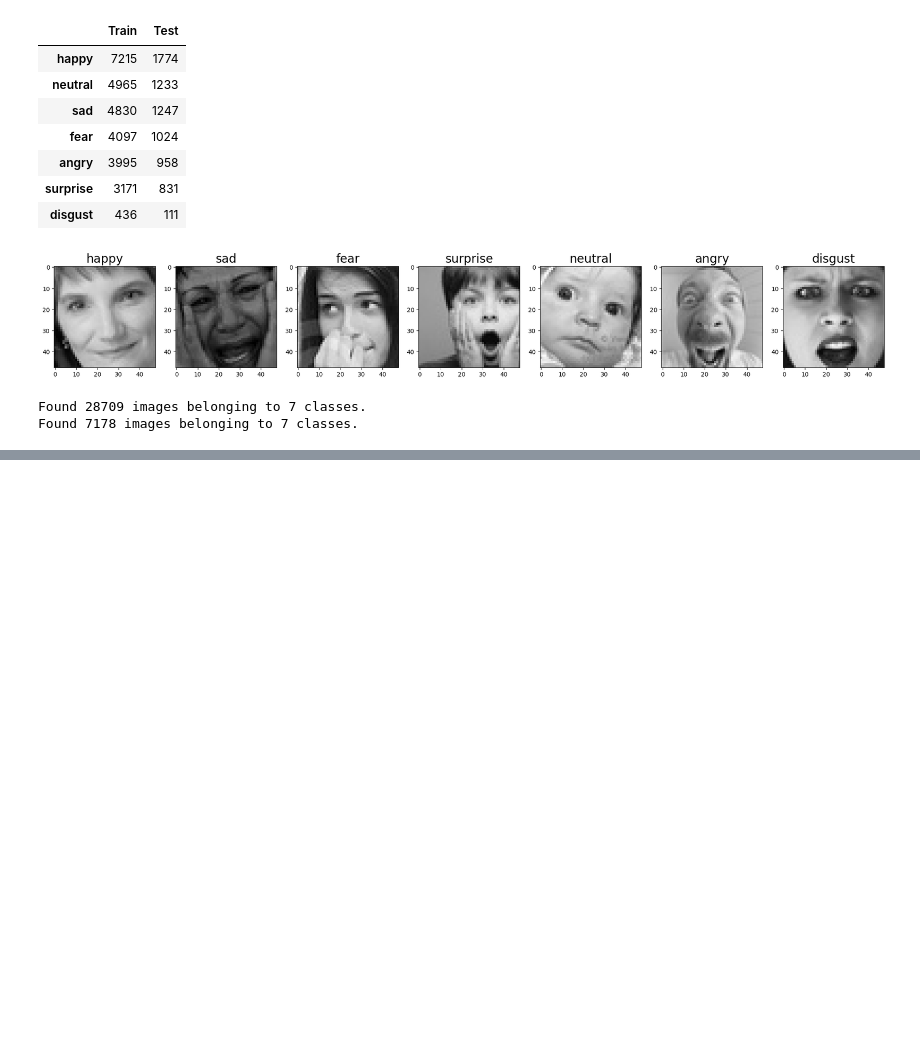
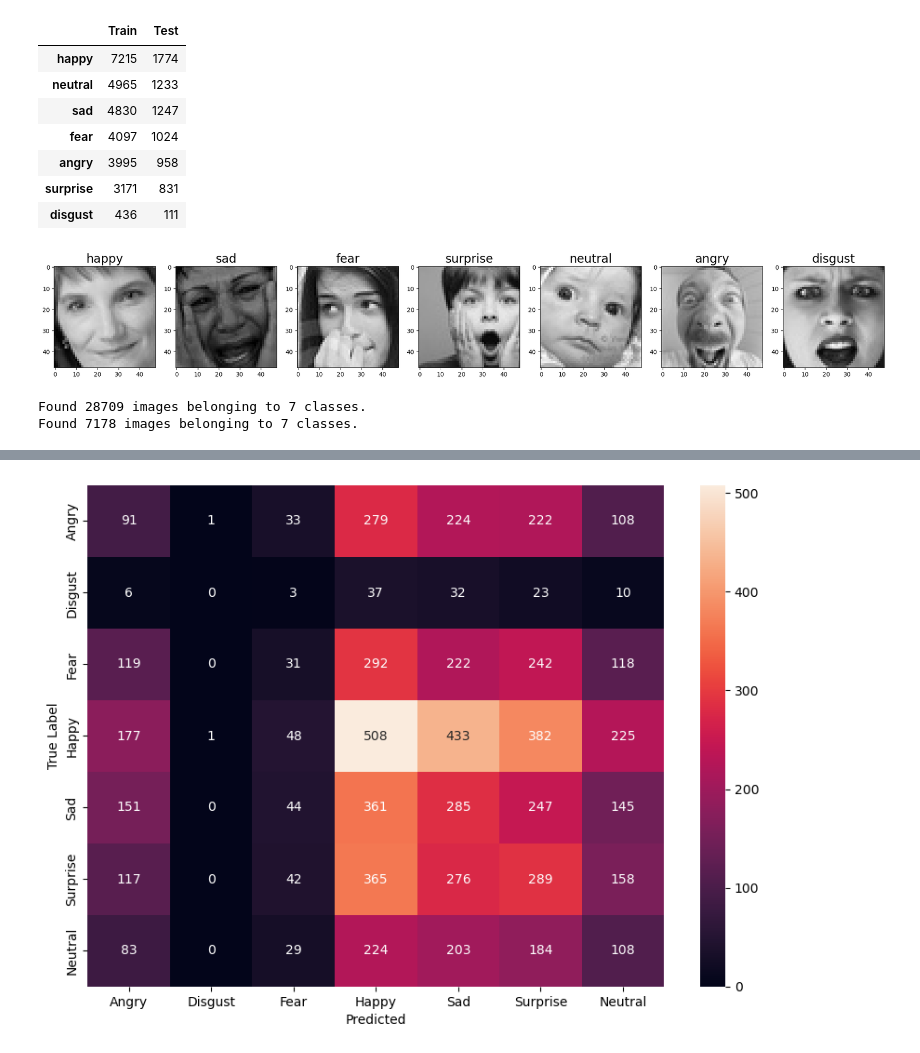
Before and after one commit to khaledelmahdi/dl-project, a Jupyter notebook: db_project.ipynb, the cells around one changed output, grey strips where cells are left out. Saved outputs shown, nothing was run; the diff lists cells and outputs as text; code cells hidden in the pictures; blank space fills up the shorter version.

```diff
--- a/db_project.ipynb
+++ b/db_project.ipynb
@@ -241,0 +256,17 @@ plt.show()
+# %%
+from sklearn.metrics import confusion_matrix
+import seaborn as sns
+import matplotlib.pyplot as plt
+
+emotion_labels = ['Angry', 'Disgust', 'Fear', 'Happy', 'Sad', 'Surprise', 'Neutral']
+test_labels = test_data.classes
+predictions = model.predict(test_data)
+predicted_labels = predictions.argmax(axis=1)
+cm = confusion_matrix(test_labels, predicted_labels)
+
+plt.figure(figsize=(10,7))
+sns.heatmap(cm, annot=True, fmt='d', xticklabels=emotion_labels, yticklabels=emotion_labels)
+plt.xlabel('Predicted')
+plt.ylabel('True Label')
+plt.show()
+# %% [output]
@@ -241,0 +276 @@ plt.show()
+[figure, added]
```
Also changed, not shown: parts of 11 cells of this notebook.
